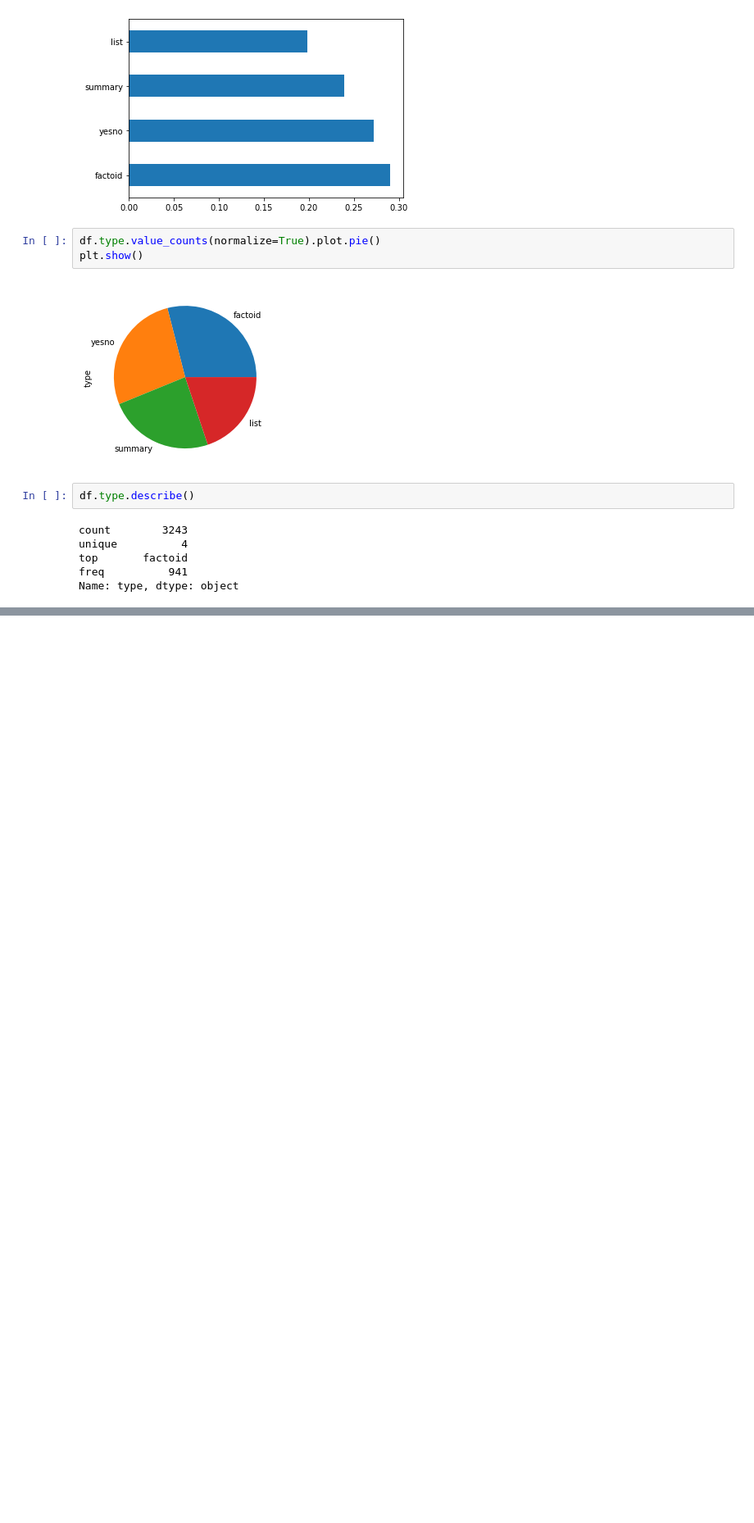
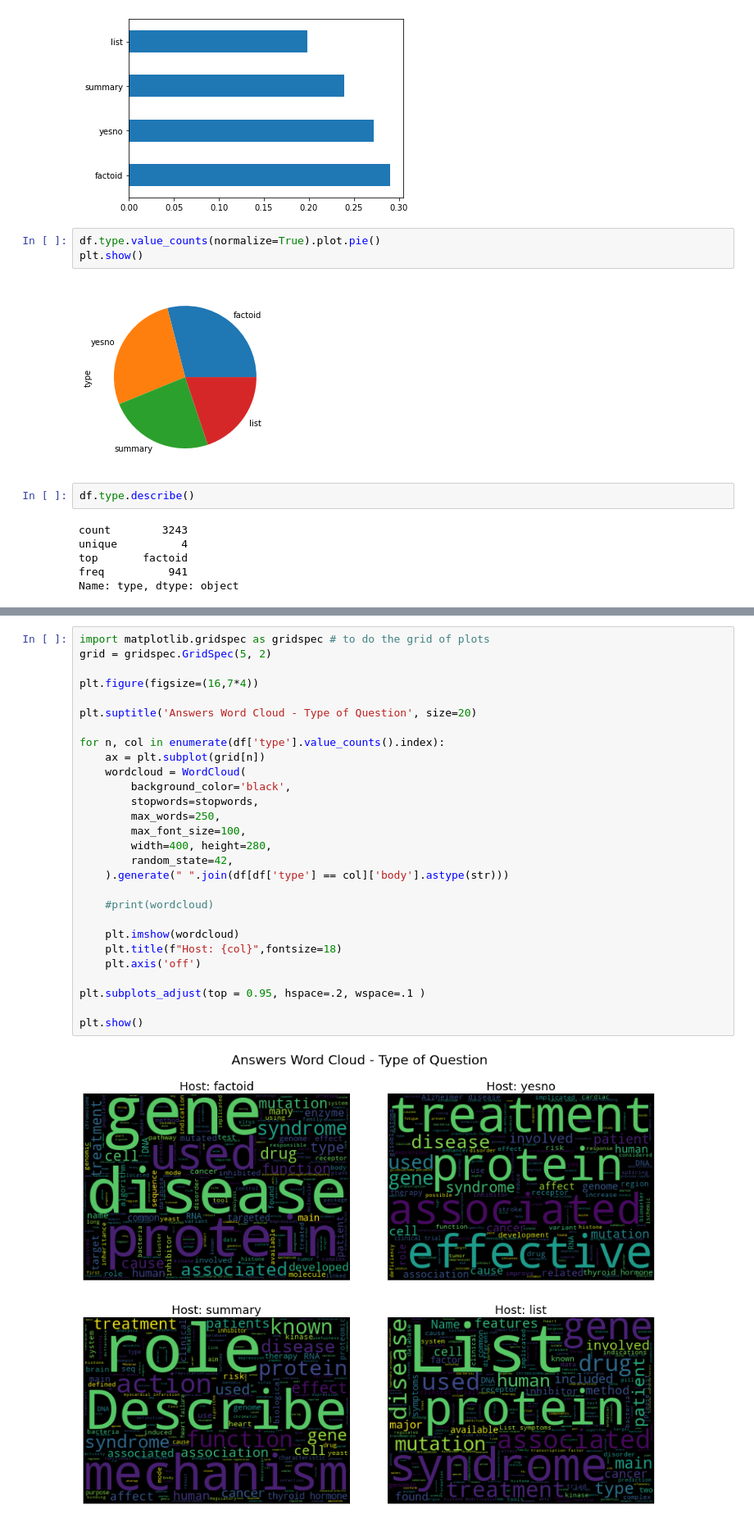
Before and after one commit to chamikasudusinghe/bioasq, a Jupyter notebook: bioasq.ipynb, the cells around one changed output, grey strips where cells are left out. Shown at 82% size. Saved outputs shown, nothing was run; the diff lists cells and outputs as text; blank space fills up the shorter version.

```diff
--- a/bioasq.ipynb
+++ b/bioasq.ipynb
@@ -145,0 +253,30 @@ Name: type, dtype: object
+# %%
+import matplotlib.gridspec as gridspec # to do the grid of plots
+grid = gridspec.GridSpec(5, 2)
+
+plt.figure(figsize=(16,7*4))
+
+plt.suptitle('Answers Word Cloud - Type of Question', size=20)
+
+for n, col in enumerate(df['type'].value_counts().index):
+    ax = plt.subplot(grid[n])
+    wordcloud = WordCloud(
+        background_color='black',
+        stopwords=stopwords,
+        max_words=250,
+        max_font_size=100,
+        width=400, height=280,
+        random_state=42,
+    ).generate(" ".join(df[df['type'] == col]['body'].astype(str)))
+
+    #print(wordcloud)
+
+    plt.imshow(wordcloud)
+    plt.title(f"Host: {col}",fontsize=18)
+    plt.axis('off')
+
+plt.subplots_adjust(top = 0.95, hspace=.2, wspace=.1 )
+
+plt.show()
+# %% [output]
+[figure, added]
```
Also changed, not shown: parts of 15 cells of this notebook.
